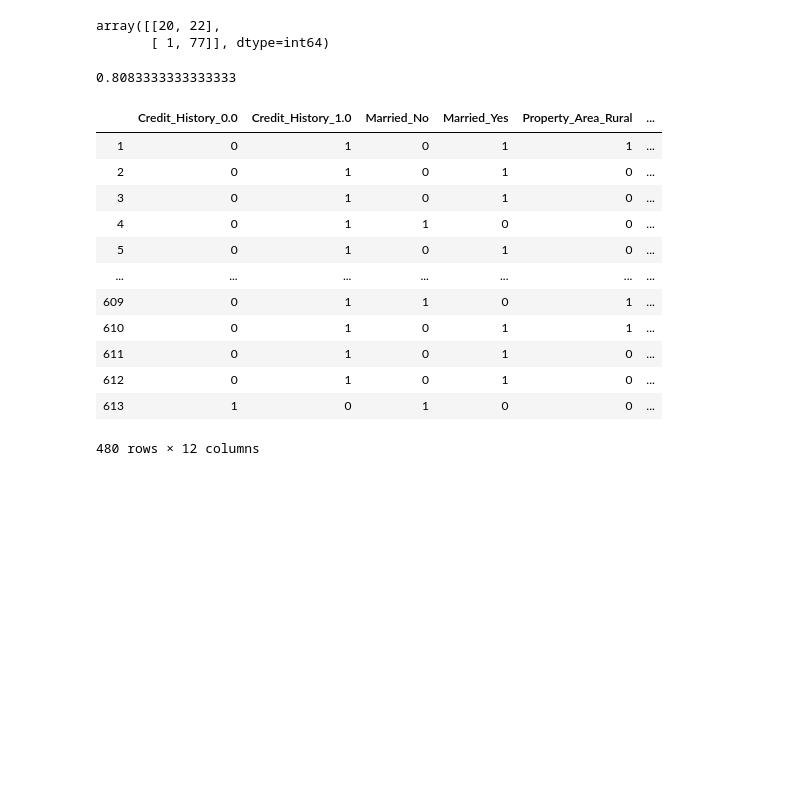
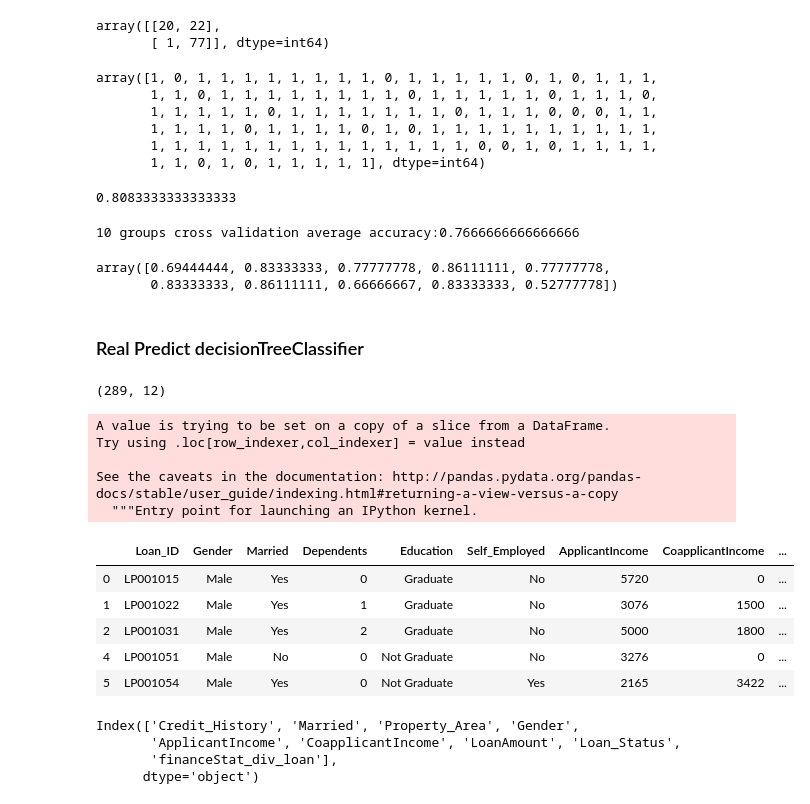
Before and after one commit to xinruigoalForTrain/loan_predict, a Jupyter notebook: loan_prediction.ipynb, the cells around one changed output. Drawn from its saved outputs; the diff is of its cells as text; code cells hidden in the pictures; blank space fills up the shorter version.

Commit message:
decisionTreeClassifier update

```diff
--- a/loan_prediction.ipynb
+++ b/loan_prediction.ipynb
@@ -620,25 +663,57 @@ confusion_matrix(y_test_dtc,y_pred_decisionTree3) #[[20,22][1,77]]
 # %% [output]
 array([[20, 22],
        [ 1, 77]], dtype=int64)
+# %%
+y_pred_decisionTree3
+# %% [output]
+array([1, 0, 1, 1, 1, 1, 1, 1, 1, 1, 0, 1, 1, 1, 1, 1, 0, 1, 0, 1, 1, 1,
+       1, 1, 0, 1, 1, 1, 1, 1, 1, 1, 1, 0, 1, 1, 1, 1, 1, 0, 1, 1, 1, 0,
+       1, 1, 1, 1, 1, 0, 1, 1, 1, 1, 1, 1, 1, 0, 1, 1, 1, 0, 0, 0, 1, 1,
+       1, 1, 1, 1, 0, 1, 1, 1, 1, 0, 1, 0, 1, 1, 1, 1, 1, 1, 1, 1, 1, 1,
+       1, 1, 1, 1, 1, 1, 1, 1, 1, 1, 1, 1, 1, 1, 0, 0, 1, 0, 1, 1, 1, 1,
+       1, 1, 0, 1, 0, 1, 1, 1, 1, 1], dtype=int64)
 # %%
 # accuracy_score(y_test,y_pred_decisionTree1) #0.733
 # accuracy_score(y_test,y_pred_decisionTree2) #0.783
 accuracy_score(y_test,y_pred_decisionTree3) #0.808
 # %% [output]
 0.8083333333333333
-# %%
-train_df_dtc[col_dfc]
-# %% [output]
-|  | Credit_History_0.0 | Credit_History_1.0 | Married_No | Married_Yes | Property_Area_Rural | ... |
-| 1 | 0 | 1 | 0 | 1 | 1 | ... |
-| 2 | 0 | 1 | 0 | 1 | 0 | ... |
-| 3 | 0 | 1 | 0 | 1 | 0 | ... |
-| 4 | 0 | 1 | 1 | 0 | 0 | ... |
-| 5 | 0 | 1 | 0 | 1 | 0 | ... |
-| ... | ... | ... | ... | ... | ... | ... |
-| 609 | 0 | 1 | 1 | 0 | 1 | ... |
-| 610 | 0 | 1 | 0 | 1 | 1 | ... |
-| 611 | 0 | 1 | 0 | 1 | 0 | ... |
-| 612 | 0 | 1 | 0 | 1 | 0 | ... |
-| 613 | 1 | 0 | 1 | 0 | 0 | ... |
-480 rows × 12 columns
+# %%
+kfold = model_selection.KFold(n_splits=10,random_state=5)
+cv = dtc_model3
+results = cross_val_score(cv,x_train_dtc,y_train_dtc,cv=kfold,scoring='accuracy')
+print(f'10 groups cross validation average accuracy:{results.mean()}')
+results
+# %% [output]
+10 groups cross validation average accuracy:0.7666666666666666
+array([0.69444444, 0.83333333, 0.77777778, 0.86111111, 0.77777778,
+       0.83333333, 0.86111111, 0.66666667, 0.83333333, 0.52777778])
+# %% [markdown]
+### Real Predict decisionTreeClassifier
+# %%
+df_DTC_test = test_df0.dropna(how='any',axis=0)
+df_DTC_test.shape
+# %% [output]
+(289, 12)
+# %%
+df_DTC_test['financeStat_div_loan'] = df_DTC_test.apply(lambda x:math.log((x['ApplicantIncome']+x['CoapplicantIncome']*0.7)/x['LoanAmount']),axis=1)
+df_DTC_test.head()
+# %% [output]
+A value is trying to be set on a copy of a slice from a DataFrame.
+Try using .loc[row_indexer,col_indexer] = value instead
+
+See the caveats in the documentation: http://pandas.pydata.org/pandas-docs/stable/user_guide/indexing.html#returning-a-view-versus-a-copy
+  """Entry point for launching an IPython kernel.
+|  | Loan_ID | Gender | Married | Dependents | Education | Self_Employed | ApplicantIncome | CoapplicantIncome | ... |
+| 0 | LP001015 | Male | Yes | 0 | Graduate | No | 5720 | 0 | ... |
+| 1 | LP001022 | Male | Yes | 1 | Graduate | No | 3076 | 1500 | ... |
+| 2 | LP001031 | Male | Yes | 2 | Graduate | No | 5000 | 1800 | ... |
+| 4 | LP001051 | Male | No | 0 | Not Graduate | No | 3276 | 0 | ... |
+| 5 | LP001054 | Male | Yes | 0 | Not Graduate | Yes | 2165 | 3422 | ... |
+# %%
+df_DTC_train.columns
+# %% [output]
+Index(['Credit_History', 'Married', 'Property_Area', 'Gender',
+       'ApplicantIncome', 'CoapplicantIncome', 'LoanAmount', 'Loan_Status',
+       'financeStat_div_loan'],
+      dtype='object')
```
Also changed, not shown: parts of 15 cells of this notebook.
